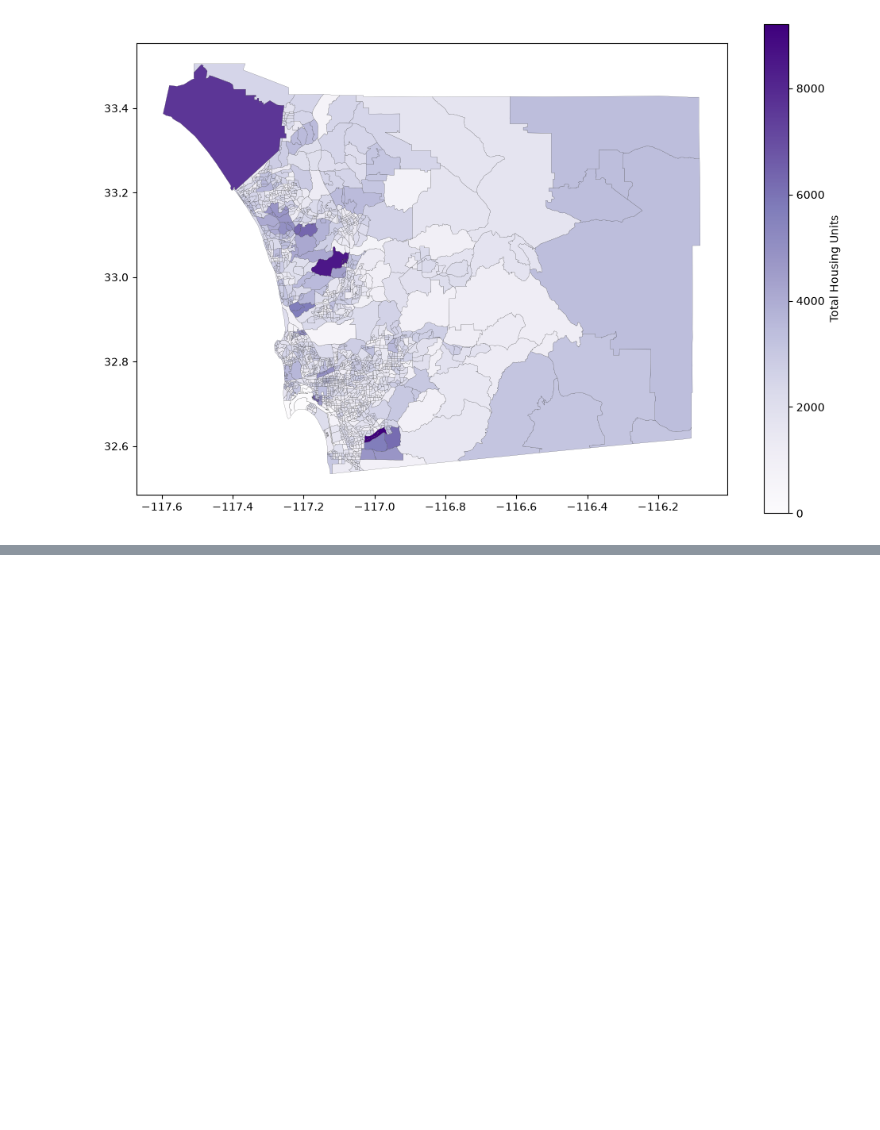
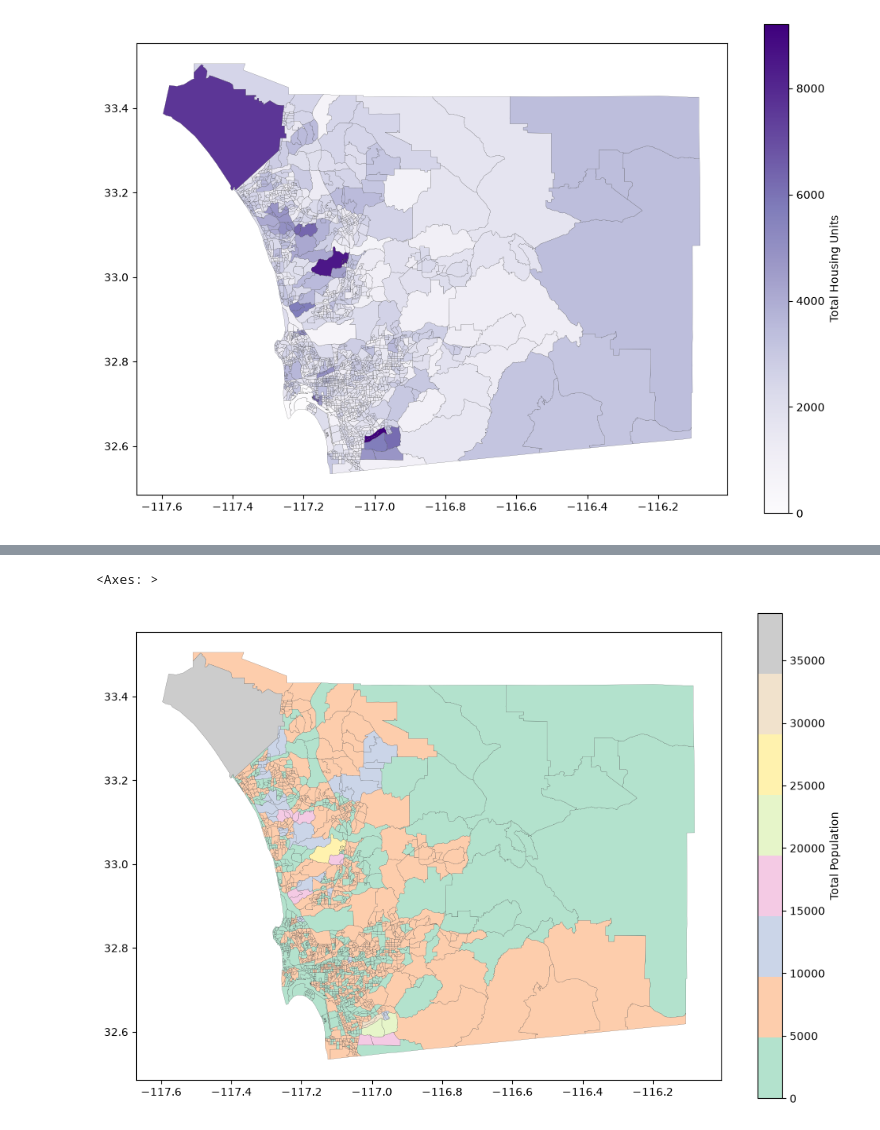
Before and after one commit to symptom-of-indigo/esm-grad-portfolio, a Jupyter notebook: sanDiego.ipynb, the cells around one changed output, grey strips where cells are left out. Saved outputs shown, nothing was run; the diff lists cells and outputs as text; code cells hidden in the pictures; blank space fills up the shorter version.

Commit message:
DP05 demographics and housing characteristics

```diff
--- a/sanDiego.ipynb
+++ b/sanDiego.ipynb
@@ -530,0 +533,22 @@ sd_housing.plot(
+# %%
+columns_to_keep_dp05 = {
+    'GEO_ID': 'GEOID',
+    'DP05_0001E': 'Total_Population',
+    'DP05_0071E': 'Pop_Hispanic_Latino',
+    'DP05_0077E': 'Pop_White_Non_Hispanic',
+    'DP05_0078E': 'Pop_Black_Non_Hispanic',
+    'DP05_0080E': 'Pop_Asian_Non_Hispanic',
+    'DP05_0079E': 'Pop_Native_American_Non_Hispanic',
+    'DP05_0081E': 'Pop_Pacific_Islander_Non_Hispanic',
+    'DP05_0083E': 'Pop_Two_Or_More_Races'
+}
+
+
+df_dp05 = pd.read_csv(inputdir / 'DP05/ACSDP5Y2019.DP05-Data.csv', skiprows=[1], usecols=columns_to_keep_dp05.keys())
+
+df_dp05 = df_dp05.rename(columns=columns_to_keep_dp05)
+
+df_dp05['GEOID'] = df_dp05['GEOID'].str.split('US').str[1]
+df_dp05 = df_dp05.set_index('GEOID')
+
+df_dp05.head()
@@ -530,0 +563,18 @@ sd_housing.plot(
+# %%
+sd_demographics = sd_shape.merge(df_dp05, left_on='Tract_GEOID', right_index=True, how='inner')
+
+sd_demographics['Total_Population'] = pd.to_numeric(sd_demographics['Total_Population'], errors='coerce')
+
+sd_demographics.plot(
+    column='Total_Population',
+    legend=True,
+    cmap='Pastel2',
+    figsize=(12, 8),
+    edgecolor='black',
+    linewidth=0.1,
+    missing_kwds={'color': 'lightgrey'},
+    legend_kwds={'label': 'Total Population'}
+)
+# %% [output]
+<Axes: >
+[figure, added]
```
Also changed, not shown: parts of 3 cells of this notebook, 1 other file.
